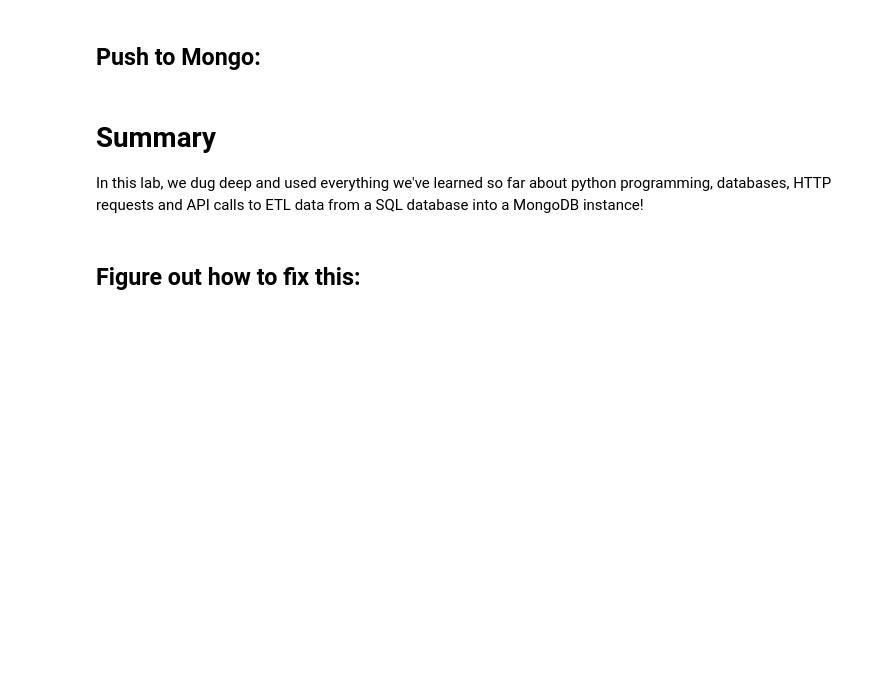
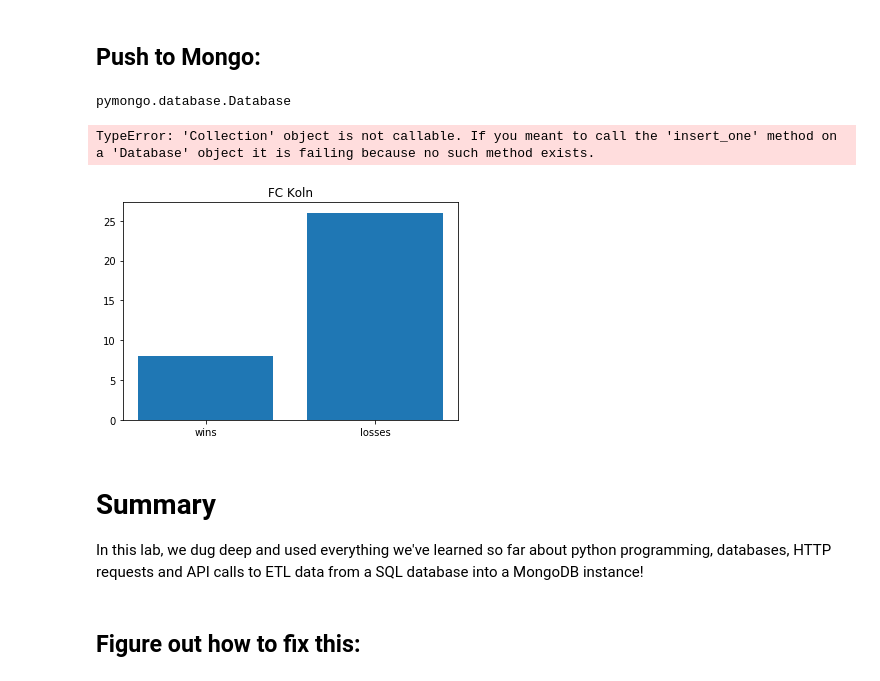
Before and after one commit to andiosika/dsc-mod-2-lab-online-ds-pt-100719, a Jupyter notebook: index.ipynb, the cells around one changed output. Saved outputs shown, nothing was run; the diff lists cells and outputs as text; code cells hidden in the pictures; blank space fills up the shorter version.

Commit message:
completed - just need to push to mongodb

```diff
--- a/index.ipynb
+++ b/index.ipynb
@@ -491,5 +611,3 @@ __main__.Team
 team.total_goals
 # %% [output]
 30
-# %%
-team = Team(matches, tlist)
@@ -570,5 +631,5 @@ type(newdf)
 # %% [markdown]
 ## Push to Mongo:
-# %%
-class MongoHandler(team):
-    pass
+# %%
+myclient = pymongo.MongoClient("mongodb://127.0.0.1:27017/")
+stats_db = myclient['stats_db']
@@ -575,3 +638,24 @@ class MongoHandler(team):
+# %%
+type(stats_db)
+# %% [output]
+pymongo.database.Database
+# %%
+class MongoHandler:
+    def __init__(self,collection, team, df):
+        team = Team(team,df)
+        record ={
+            'name': str(team.team),
+            'total_goals': int(team.total_goals),
+            'total_wins': int(team.total_wins),
+            'team_hist': str(team.hist),
+            'percent_rainy_wins': float(team.percent_rainy_wins)}
+        collection.insert_one(record)
+# %%
+for team in team_list:
+    db_entry = MongoHandler(stats_db, team, matches)
+# %% [output]
+TypeError: 'Collection' object is not callable. If you meant to call the 'insert_one' method on a 'Database' object it is failing because no such method exists.
+[figure, added]
 # %% [markdown]
 # Summary
 
```
Also changed, not shown: parts of 36 cells of this notebook, 56 other files.
